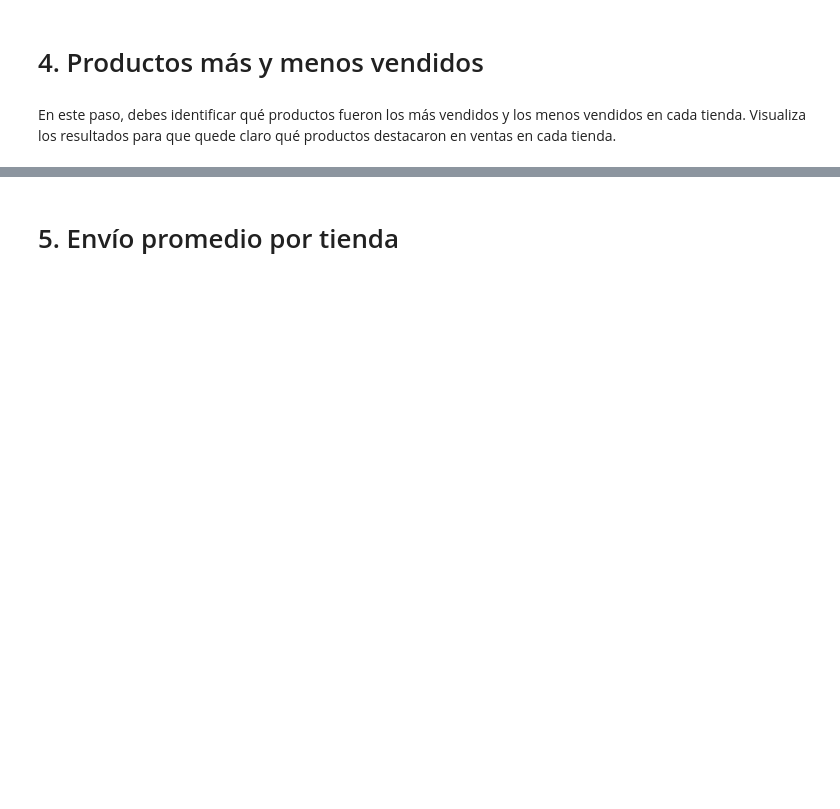
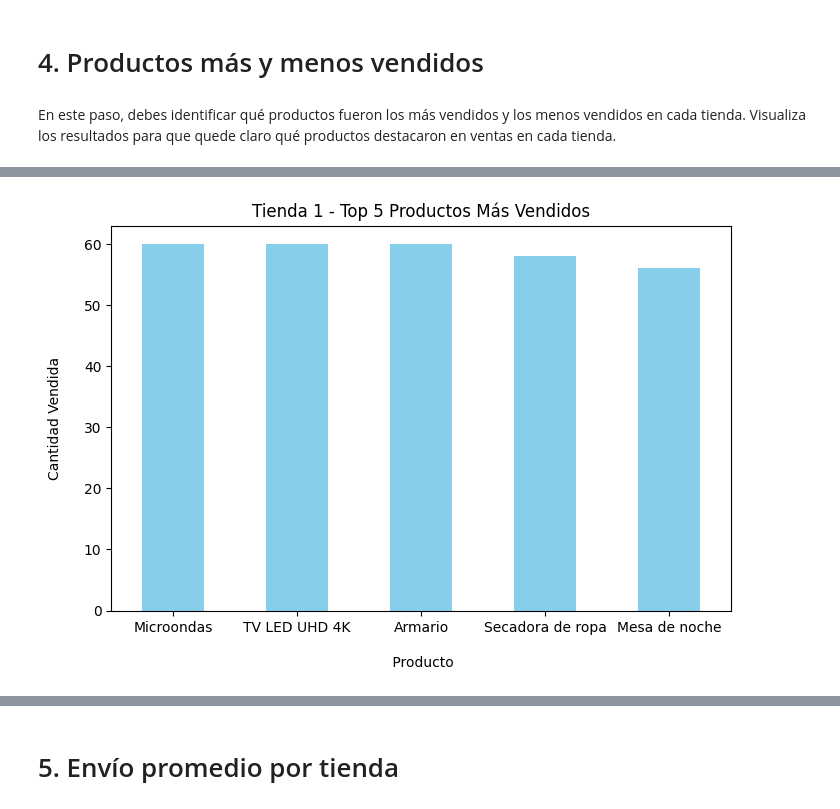
Before and after one commit to nicomgm/1er-Challenge-Alura-Store, a Jupyter notebook: AluraStoreLatam.ipynb, the cells around one changed output, grey strips where cells are left out. Drawn from its saved outputs; the diff is of its cells as text; code cells hidden in the pictures; blank space fills up the shorter version.

```diff
--- a/AluraStoreLatam.ipynb
+++ b/AluraStoreLatam.ipynb
@@ -135,0 +129,21 @@ KeyError: 'tienda'
+# %%
+productos_tienda1 = tienda['Producto'].value_counts()
+producto_mas_vendido_1 = productos_tienda1.idxmax()
+producto_menos_vendido_1 = productos_tienda1.idxmin()
+
+productos_tienda2 = tienda2['Producto'].value_counts()
+producto_mas_vendido_2 = productos_tienda2.idxmax()
+producto_menos_vendido_2 = productos_tienda2.idxmin()
+
+productos_tienda3 = tienda3['Producto'].value_counts()
+producto_mas_vendido_3 = productos_tienda3.idxmax()
+producto_menos_vendido_3 = productos_tienda3.idxmin()
+
+productos_tienda4 = tienda4['Producto'].value_counts()
+producto_mas_vendido_4 = productos_tienda4.idxmax()
+producto_menos_vendido_4 = productos_tienda4.idxmin()
+
+print(f"Tienda 1: Más vendido -> {producto_mas_vendido_1},\n          Menos vendido -> {producto_menos_vendido_1}")
+print(f"Tienda 2: Más vendido -> {producto_mas_vendido_2},\n          Menos vendido -> {producto_menos_vendido_2}")
+print(f"Tienda 3: Más vendido -> {producto_mas_vendido_3},\n          Menos vendido -> {producto_menos_vendido_3}")
+print(f"Tienda 4: Más vendido -> {producto_mas_vendido_4},\n          Menos vendido -> {producto_menos_vendido_4}")
@@ -135,0 +159,11 @@ KeyError: 'tienda'
+# %%
+top5_tienda1 = productos_tienda1.head(5)
+plt.figure(figsize=(8,5))
+top5_tienda1.plot(kind='bar', color='skyblue')
+plt.title("Tienda 1 - Top 5 Productos Más Vendidos")
+plt.xlabel("\n Producto")
+plt.ylabel("Cantidad Vendida\n")
+plt.xticks(rotation=0)
+plt.show()
+# %% [output]
+[figure, added]
```
Also changed, not shown: parts of 18 cells of this notebook.
